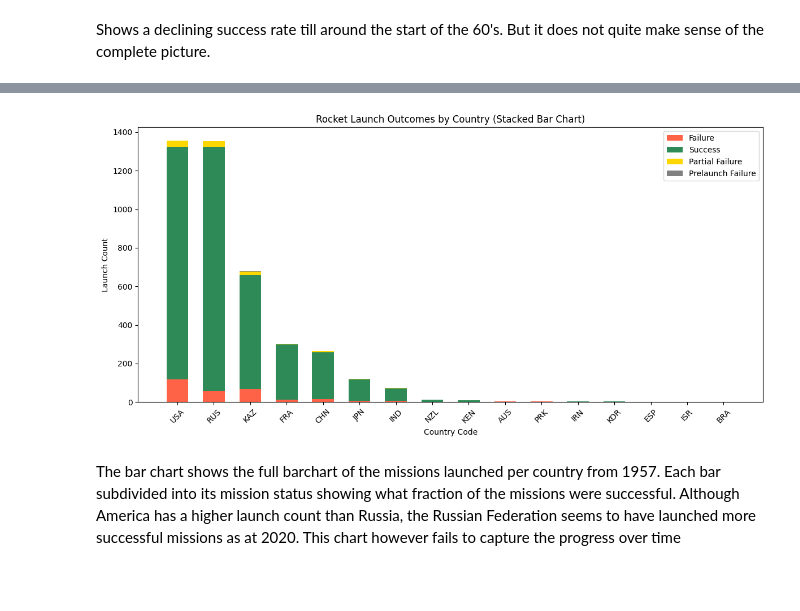
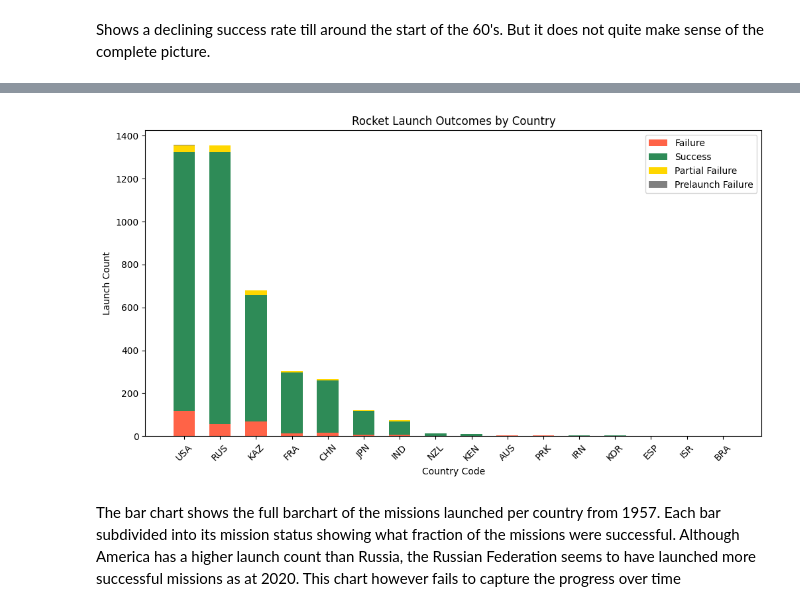
Before and after one commit to rumetheengineer/space-race, a Jupyter notebook: Space Race Visualisation.ipynb, the cells around one changed output, grey strips where cells are left out. Saved outputs shown, nothing was run; the diff lists cells and outputs as text; code cells hidden in the pictures; blank space fills up the shorter version.

```diff
--- a/Space Race Visualisation.ipynb
+++ b/Space Race Visualisation.ipynb
@@ -95 +95,7 @@ Oldest year in the dataset: 1957
+# %%
+missions_df['Date'] = missions_df['Date'].dt.tz_convert('UTC').dt.tz_localize(None)
+missions_df['Calendar_Month'] = missions_df['Date'].dt.to_period('M')
+# %%
+missions_df['Month'] = missions_df['Date'].dt.month_name()
+missions_df['Month_Number'] = missions_df['Date'].dt.month
 # %% [markdown]
@@ -246,11 +329,14 @@ plt.show()
 # %%
-status_counts = missions_df.groupby(['Year', 'Mission_Status']).size().unstack(fill_value=0)
-plt.figure(figsize=(10, 6))
+fig5, ax = plt.subplots(figsize=(10, 6))
 
-plt.plot(status_counts.index, status_counts['Failure'], label='Failure', color='red')
-plt.plot(status_counts.index, status_counts['Partial Failure'], label='Partial Failure', color='orange')
-plt.plot(status_counts.index, status_counts['Prelaunch Failure'], label='Prelaunch Failure', color='blue')
-plt.plot(status_counts.index, status_counts['Success'], label='Success', color='green')
-plt.legend()
-plt.show()
+ax.plot(annual_status.index, annual_status['Failure'], label='Failure', color='red')
+ax.plot(annual_status.index, annual_status['Partial Failure'], label='Partial Failure', color='orange')
+ax.plot(annual_status.index, annual_status['Prelaunch Failure'], label='Prelaunch Failure', color='blue')
+ax.plot(annual_status.index, annual_status['Success'], label='Success', color='green')
+
+ax.legend()
+ax.set_title('Mission Status Counts Over Time')
+ax.set_ylabel('Number of Missions')
+ax.set_xlabel('Year')
+fig5.tight_layout()
 # %% [output]
@@ -260,33 +374,29 @@ plt.show()
 # %%
-success_by_country.sort_values('Total_Missions', ascending=False, inplace=True)
-success_by_country.reset_index(inplace=True)
-
 x = np.arange(len(success_by_country))
 bar_width = 0.6
 
 failure = success_by_country['Failure']
 success = success_by_country['Success']
 partial_failure = success_by_country['Partial Failure']
 prelaunch_failure = success_by_country['Prelaunch Failure']
 
-fig, ax = plt.subplots(figsize=(12, 6))
+fig6, ax = plt.subplots(figsize=(12, 6))
 
 ax.bar(x, failure, bar_width, label='Failure', color='tomato')
 ax.bar(x, success, bar_width, bottom=failure, label='Success', color='seagreen')
 ax.bar(x, partial_failure, bar_width, bottom=failure + success, label='Partial Failure', color='gold')
 ax.bar(x, prelaunch_failure, bar_width, bottom=failure + success + partial_failure, label='Prelaunch Failure', color='gray')
 
 ax.set_xticks(x)
 ax.set_xticklabels(success_by_country['Country_Code'], rotation=45)
 ax.set_xlabel('Country Code')
 ax.set_ylabel('Launch Count')
-ax.set_title('Rocket Launch Outcomes by Country (Stacked Bar Chart)')
+ax.set_title('Rocket Launch Outcomes by Country')
 ax.legend()
 
-plt.tight_layout()
-plt.show()
+fig5.tight_layout()
 # %% [output]
-[figure, old version]
+[figure, new version]
 # %% [markdown]
 <p>The bar chart shows the full barchart of the missions launched per country from 1957. Each bar subdivided into its mission status showing what fraction of the missions were successful.
 Although America has a higher launch count than Russia, the Russian Federation seems to have launched more successful missions as at 2020. This chart however fails to capture the progress over time</p>
```
Also changed, not shown: parts of 71 cells of this notebook.
